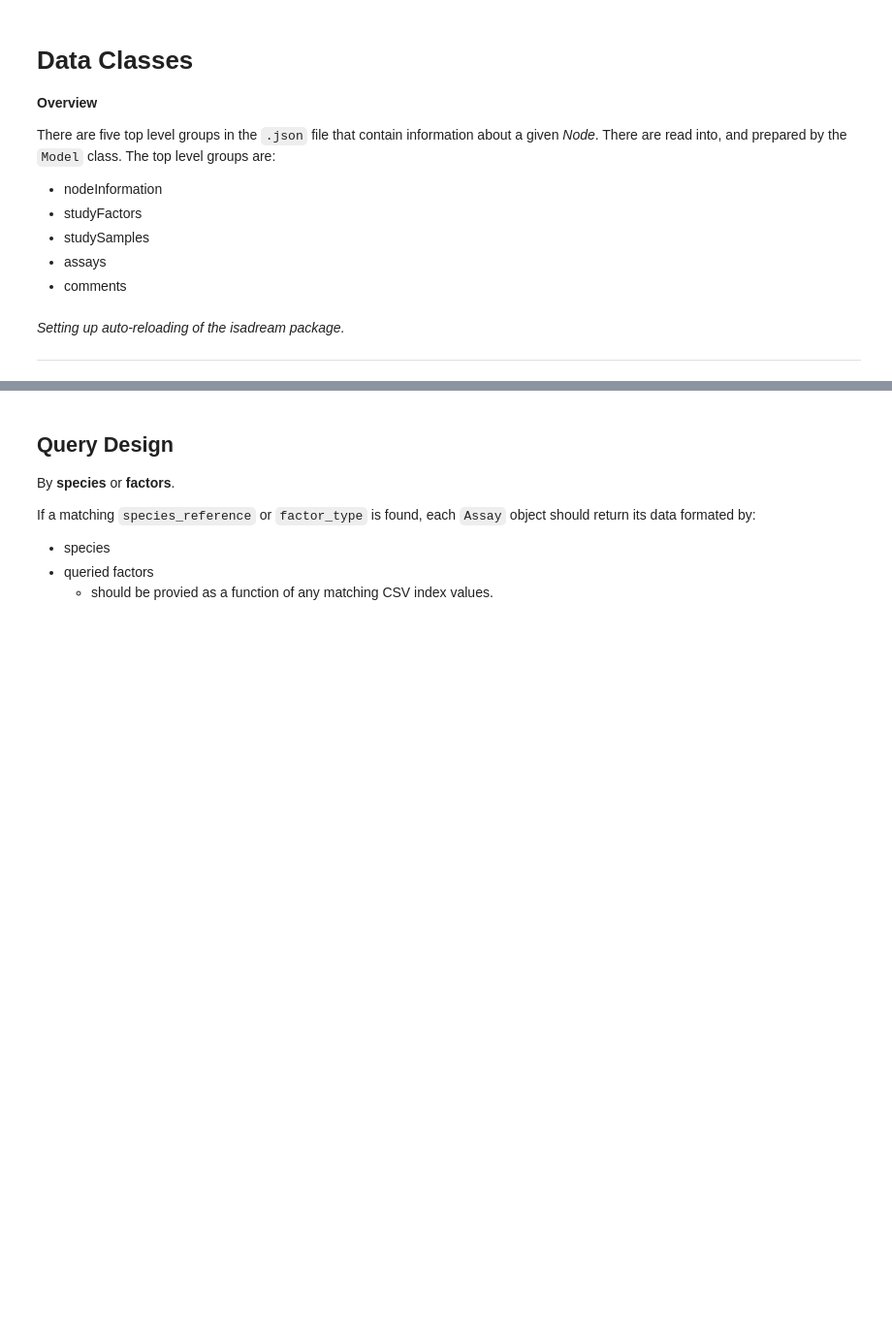
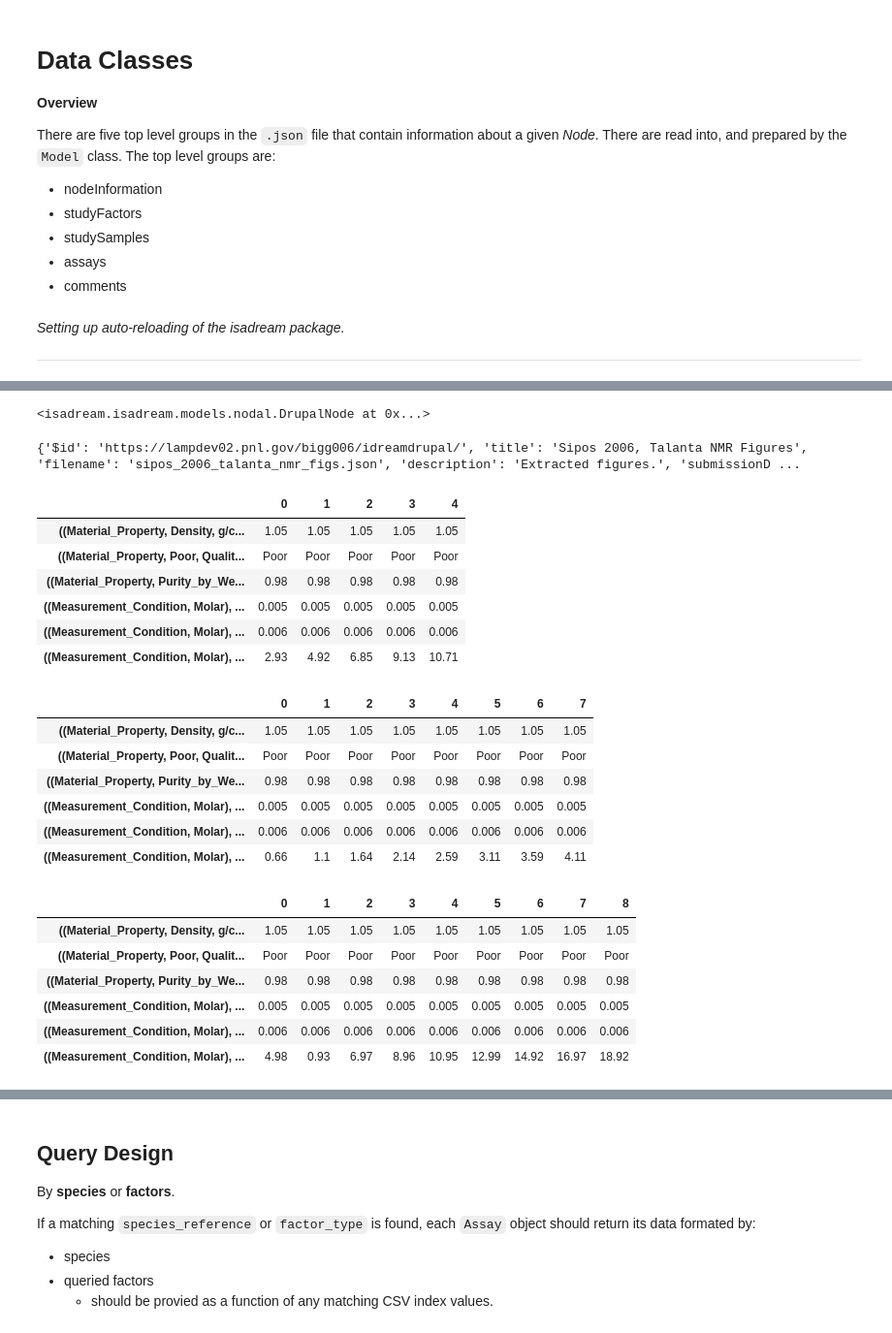
Before and after one commit to biggstd/isaDream, a Jupyter notebook: dev_notebooks/dataclasses.ipynb, the cells around one changed output, grey strips where cells are left out. Shown at 97% size. Saved outputs shown, nothing was run; the diff lists cells and outputs as text; code cells hidden in the pictures; blank space fills up the shorter version.

```diff
--- a/dev_notebooks/dataclasses.ipynb
+++ b/dev_notebooks/dataclasses.ipynb
@@ -31,5 +64,5 @@ from isadream.isadream import io
 # %%
 demo_json = utils.SIPOS_DEMO
 demo_json = io.read_idream_json(demo_json)
-# demo_json
+node = io.parse_json(demo_json)
 # %%
@@ -70,0 +70,53 @@ combined_frames = control.combine_frames(frames)
+# %%
+node
+# %% [output]
+<isadream.isadream.models.nodal.DrupalNode at 0x...>
+# %%
+node.info
+# %% [output]
+{'$id': 'https://lampdev02.pnl.gov/bigg006/idreamdrupal/', 'title': 'Sipos 2006, Talanta NMR Figures', 'filename': 'sipos_2006_talanta_nmr_figs.json', 'description': 'Extracted figures.', 'submissionD ...
+# %%
+for assay in node.assays:
+#     print(assay.all_species)
+#     print('-'*20)
+#     print(assay.all_factors)
+#     print('-'*20)
+#     print(assay.csv_index_factors)
+#     pprint(assay.column_data_source)
+#     print('-'*20)
+    display(pd.DataFrame.from_records(assay.column_data_source).T)
+#     break
+
+#     pprint([*utils.normalize(assay.as_dict)])
+
+
+#     normalized_dict = list(utils.normalize(assay.as_dict))
+    # Read the data into a pandas DataFrame.
+#     normalized_df = pd.DataFrame.from_records(normalized_dict)
+#     return normalized_df
+#     print(assay.all_factors)
+#     break
+# normalized_dict
+# normalized_df
+# %% [output]
+|  | 0 | 1 | 2 | 3 | 4 |
+| ((Material_Property, Density, g/c... | 1.05 | 1.05 | 1.05 | 1.05 | 1.05 |
+| ((Material_Property, Poor, Qualit... | Poor | Poor | Poor | Poor | Poor |
+| ((Material_Property, Purity_by_We... | 0.98 | 0.98 | 0.98 | 0.98 | 0.98 |
+| ((Measurement_Condition, Molar), ... | 0.005 | 0.005 | 0.005 | 0.005 | 0.005 |
+| ((Measurement_Condition, Molar), ... | 0.006 | 0.006 | 0.006 | 0.006 | 0.006 |
+| ((Measurement_Condition, Molar), ... | 2.93 | 4.92 | 6.85 | 9.13 | 10.71 |
+|  | 0 | 1 | 2 | 3 | 4 | 5 | 6 | 7 |
+| ((Material_Property, Density, g/c... | 1.05 | 1.05 | 1.05 | 1.05 | 1.05 | 1.05 | 1.05 | 1.05 |
+| ((Material_Property, Poor, Qualit... | Poor | Poor | Poor | Poor | Poor | Poor | Poor | Poor |
+| ((Material_Property, Purity_by_We... | 0.98 | 0.98 | 0.98 | 0.98 | 0.98 | 0.98 | 0.98 | 0.98 |
+| ((Measurement_Condition, Molar), ... | 0.005 | 0.005 | 0.005 | 0.005 | 0.005 | 0.005 | 0.005 | 0.005 |
+| ((Measurement_Condition, Molar), ... | 0.006 | 0.006 | 0.006 | 0.006 | 0.006 | 0.006 | 0.006 | 0.006 |
+| ((Measurement_Condition, Molar), ... | 0.66 | 1.1 | 1.64 | 2.14 | 2.59 | 3.11 | 3.59 | 4.11 |
+|  | 0 | 1 | 2 | 3 | 4 | 5 | 6 | 7 | 8 |
+| ((Material_Property, Density, g/c... | 1.05 | 1.05 | 1.05 | 1.05 | 1.05 | 1.05 | 1.05 | 1.05 | 1.05 |
+| ((Material_Property, Poor, Qualit... | Poor | Poor | Poor | Poor | Poor | Poor | Poor | Poor | Poor |
+| ((Material_Property, Purity_by_We... | 0.98 | 0.98 | 0.98 | 0.98 | 0.98 | 0.98 | 0.98 | 0.98 | 0.98 |
+| ((Measurement_Condition, Molar), ... | 0.005 | 0.005 | 0.005 | 0.005 | 0.005 | 0.005 | 0.005 | 0.005 | 0.005 |
+| ((Measurement_Condition, Molar), ... | 0.006 | 0.006 | 0.006 | 0.006 | 0.006 | 0.006 | 0.006 | 0.006 | 0.006 |
+| ((Measurement_Condition, Molar), ... | 4.98 | 0.93 | 6.97 | 8.96 | 10.95 | 12.99 | 14.92 | 16.97 | 18.92 |
```
Also changed, not shown: parts of 70 cells of this notebook, 7 other files.
